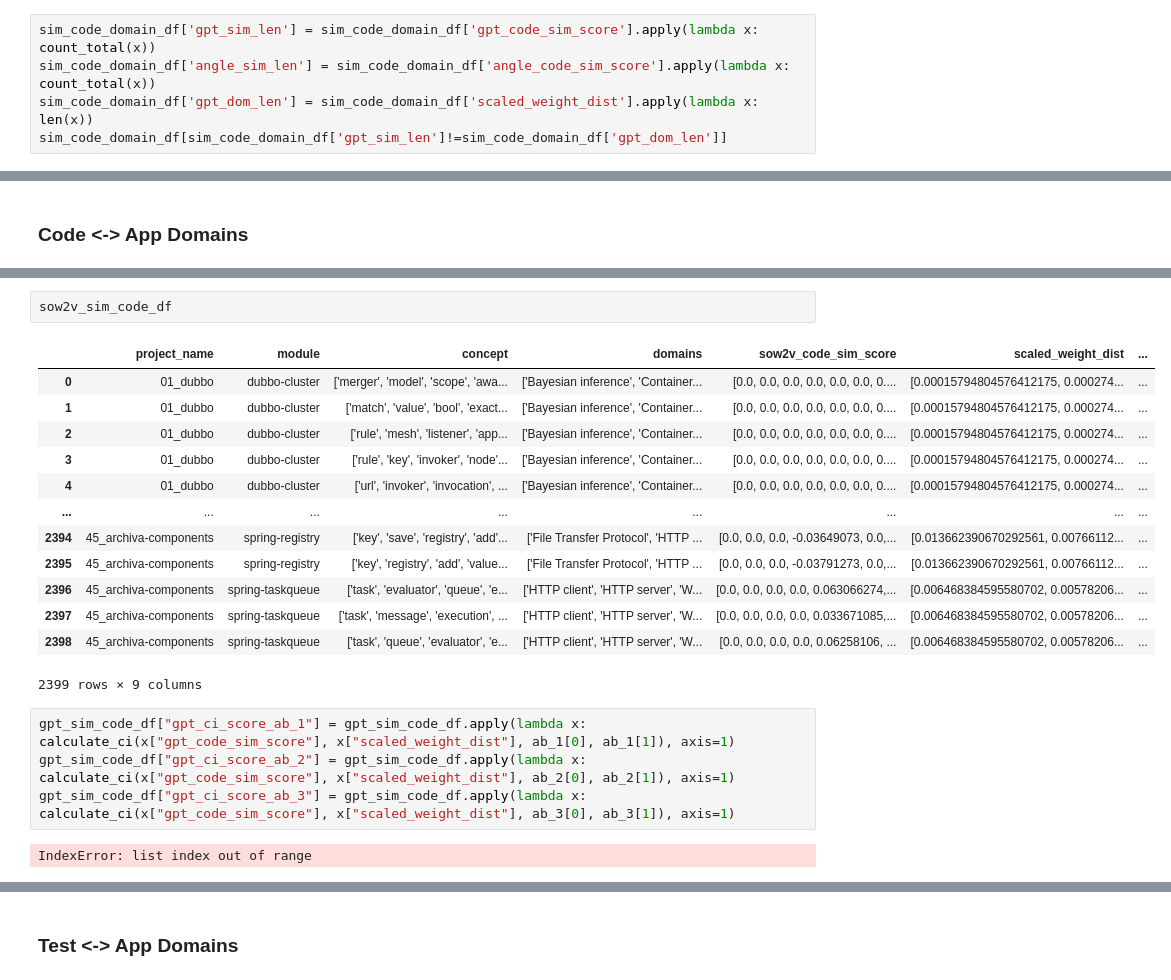
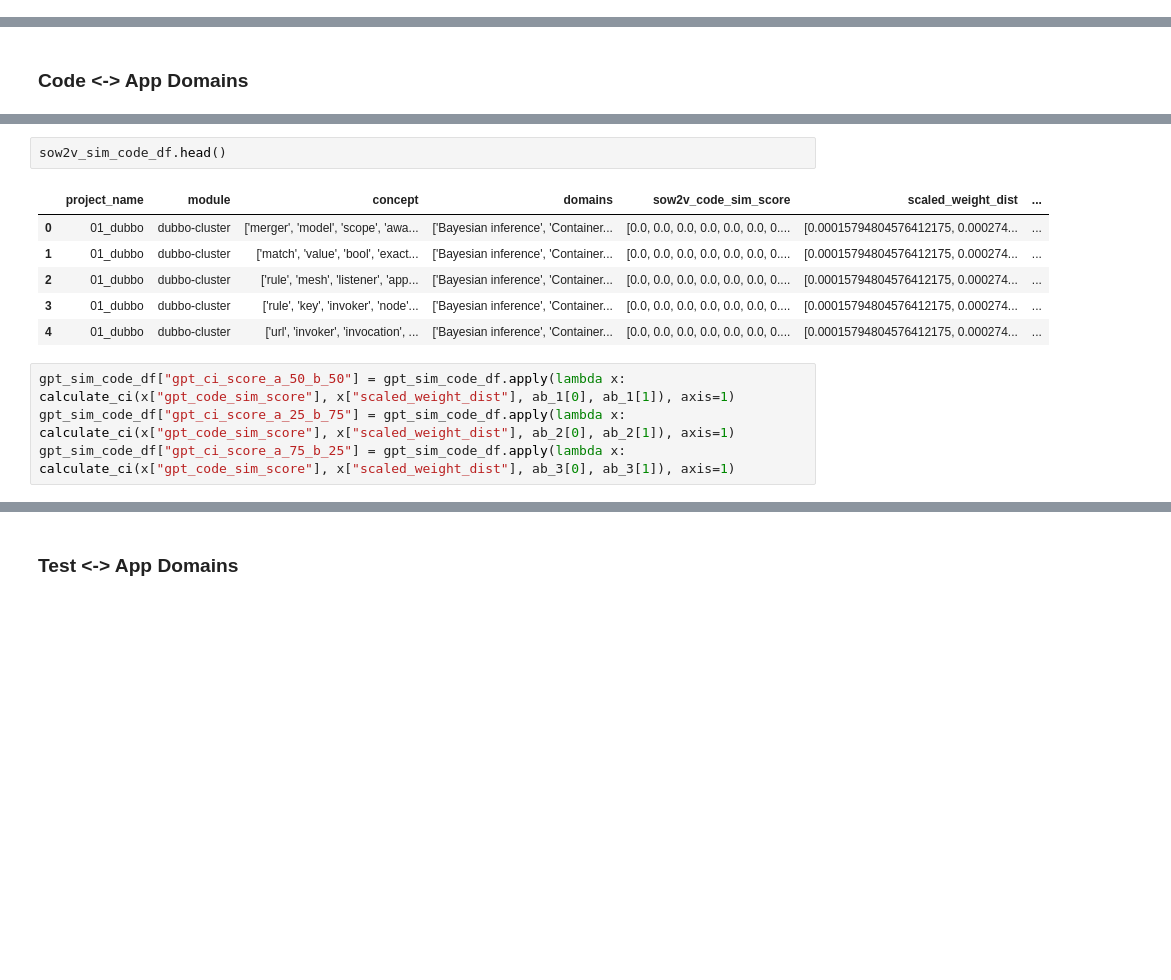
Before and after one commit to zakipauzi/concept-domain-coverage, a Jupyter notebook: 3_mapping.ipynb, the cells around one changed output, grey strips where cells are left out. Drawn from its saved outputs; the diff is of its cells as text; blank space fills up the shorter version.

```diff
--- a/3_mapping.ipynb
+++ b/3_mapping.ipynb
@@ -54,5 +52,0 @@ def count_total(sim_list):
-# %%
-sim_code_domain_df['gpt_sim_len'] = sim_code_domain_df['gpt_code_sim_score'].apply(lambda x: count_total(x))
-sim_code_domain_df['angle_sim_len'] = sim_code_domain_df['angle_code_sim_score'].apply(lambda x: count_total(x))
-sim_code_domain_df['gpt_dom_len'] = sim_code_domain_df['scaled_weight_dist'].apply(lambda x: len(x))
-sim_code_domain_df[sim_code_domain_df['gpt_sim_len']!=sim_code_domain_df['gpt_dom_len']]
@@ -123,23 +93,14 @@ See the caveats in the documentation: https://pandas.pydata.org/pandas-docs/stab
 # %%
-sow2v_sim_code_df
+sow2v_sim_code_df.head()
 # %% [output]
 |  | project_name | module | concept | domains | sow2v_code_sim_score | scaled_weight_dist | ... |
 | 0 | 01_dubbo | dubbo-cluster | ['merger', 'model', 'scope', 'awa... | ['Bayesian inference', 'Container... | [0.0, 0.0, 0.0, 0.0, 0.0, 0.0, 0.... | [0.00015794804576412175, 0.000274... | ... |
 | 1 | 01_dubbo | dubbo-cluster | ['match', 'value', 'bool', 'exact... | ['Bayesian inference', 'Container... | [0.0, 0.0, 0.0, 0.0, 0.0, 0.0, 0.... | [0.00015794804576412175, 0.000274... | ... |
 | 2 | 01_dubbo | dubbo-cluster | ['rule', 'mesh', 'listener', 'app... | ['Bayesian inference', 'Container... | [0.0, 0.0, 0.0, 0.0, 0.0, 0.0, 0.... | [0.00015794804576412175, 0.000274... | ... |
 | 3 | 01_dubbo | dubbo-cluster | ['rule', 'key', 'invoker', 'node'... | ['Bayesian inference', 'Container... | [0.0, 0.0, 0.0, 0.0, 0.0, 0.0, 0.... | [0.00015794804576412175, 0.000274... | ... |
 | 4 | 01_dubbo | dubbo-cluster | ['url', 'invoker', 'invocation', ... | ['Bayesian inference', 'Container... | [0.0, 0.0, 0.0, 0.0, 0.0, 0.0, 0.... | [0.00015794804576412175, 0.000274... | ... |
-| ... | ... | ... | ... | ... | ... | ... | ... |
-| 2394 | 45_archiva-components | spring-registry | ['key', 'save', 'registry', 'add'... | ['File Transfer Protocol', 'HTTP ... | [0.0, 0.0, 0.0, -0.03649073, 0.0,... | [0.013662390670292561, 0.00766112... | ... |
-| 2395 | 45_archiva-components | spring-registry | ['key', 'registry', 'add', 'value... | ['File Transfer Protocol', 'HTTP ... | [0.0, 0.0, 0.0, -0.03791273, 0.0,... | [0.013662390670292561, 0.00766112... | ... |
-| 2396 | 45_archiva-components | spring-taskqueue | ['task', 'evaluator', 'queue', 'e... | ['HTTP client', 'HTTP server', 'W... | [0.0, 0.0, 0.0, 0.0, 0.063066274,... | [0.006468384595580702, 0.00578206... | ... |
-| 2397 | 45_archiva-components | spring-taskqueue | ['task', 'message', 'execution', ... | ['HTTP client', 'HTTP server', 'W... | [0.0, 0.0, 0.0, 0.0, 0.033671085,... | [0.006468384595580702, 0.00578206... | ... |
-| 2398 | 45_archiva-components | spring-taskqueue | ['task', 'queue', 'evaluator', 'e... | ['HTTP client', 'HTTP server', 'W... | [0.0, 0.0, 0.0, 0.0, 0.06258106, ... | [0.006468384595580702, 0.00578206... | ... |
-2399 rows × 9 columns
 # %%
-gpt_sim_code_df["gpt_ci_score_ab_1"] = gpt_sim_code_df.apply(lambda x: calculate_ci(x["gpt_code_sim_score"], x["scaled_weight_dist"], ab_1[0], ab_1[1]), axis=1)
-gpt_sim_code_df["gpt_ci_score_ab_2"] = gpt_sim_code_df.apply(lambda x: calculate_ci(x["gpt_code_sim_score"], x["scaled_weight_dist"], ab_2[0], ab_2[1]), axis=1)
-gpt_sim_code_df["gpt_ci_score_ab_3"] = gpt_sim_code_df.apply(lambda x: calculate_ci(x["gpt_code_sim_score"], x["scaled_weight_dist"], ab_3[0], ab_3[1]), axis=1)
+gpt_sim_code_df["gpt_ci_score_a_50_b_50"] = gpt_sim_code_df.apply(lambda x: calculate_ci(x["gpt_code_sim_score"], x["scaled_weight_dist"], ab_1[0], ab_1[1]), axis=1)
+gpt_sim_code_df["gpt_ci_score_a_25_b_75"] = gpt_sim_code_df.apply(lambda x: calculate_ci(x["gpt_code_sim_score"], x["scaled_weight_dist"], ab_2[0], ab_2[1]), axis=1)
+gpt_sim_code_df["gpt_ci_score_a_75_b_25"] = gpt_sim_code_df.apply(lambda x: calculate_ci(x["gpt_code_sim_score"], x["scaled_weight_dist"], ab_3[0], ab_3[1]), axis=1)
-# %% [output]
-IndexError: list index out of range
 # %%
```
Also changed, not shown: parts of 54 cells of this notebook, 11 other files.
